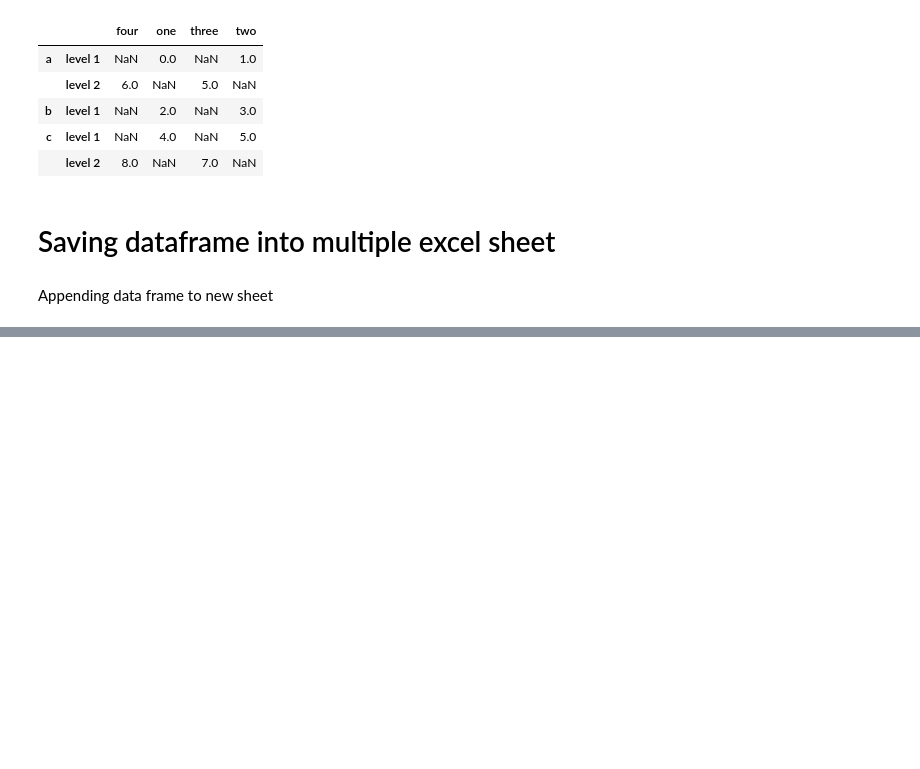
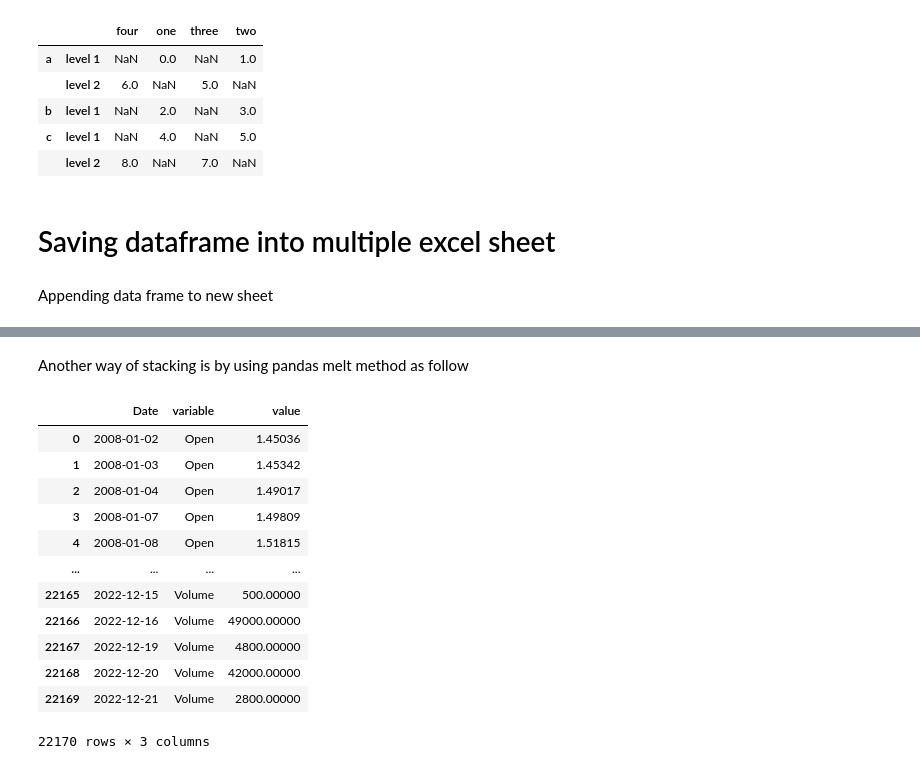
Before and after one commit to FaizAzhar/DataScience-studies, a Jupyter notebook: Notebook Tutorial.ipynb, the cells around one changed output, grey strips where cells are left out. Cells and saved outputs as stored; diff of their text form; code cells hidden in the pictures; blank space fills up the shorter version.

```diff
--- a/Notebook Tutorial.ipynb
+++ b/Notebook Tutorial.ipynb
@@ -1129,0 +1197,19 @@ For the mean time,  I'm still looking ways to directly append dataframe into exi
+# %% [markdown]
+Another way of stacking is by using pandas melt method as follow
+# %%
+df_melt = pd.melt(df, id_vars='Date')
+df_melt
+# %% [output]
+|  | Date | variable | value |
+| 0 | 2008-01-02 | Open | 1.45036 |
+| 1 | 2008-01-03 | Open | 1.45342 |
+| 2 | 2008-01-04 | Open | 1.49017 |
+| 3 | 2008-01-07 | Open | 1.49809 |
+| 4 | 2008-01-08 | Open | 1.51815 |
+| ... | ... | ... | ... |
+| 22165 | 2022-12-15 | Volume | 500.00000 |
+| 22166 | 2022-12-16 | Volume | 49000.00000 |
+| 22167 | 2022-12-19 | Volume | 4800.00000 |
+| 22168 | 2022-12-20 | Volume | 42000.00000 |
+| 22169 | 2022-12-21 | Volume | 2800.00000 |
+22170 rows × 3 columns
```
Also changed, not shown: parts of 10 cells of this notebook.
